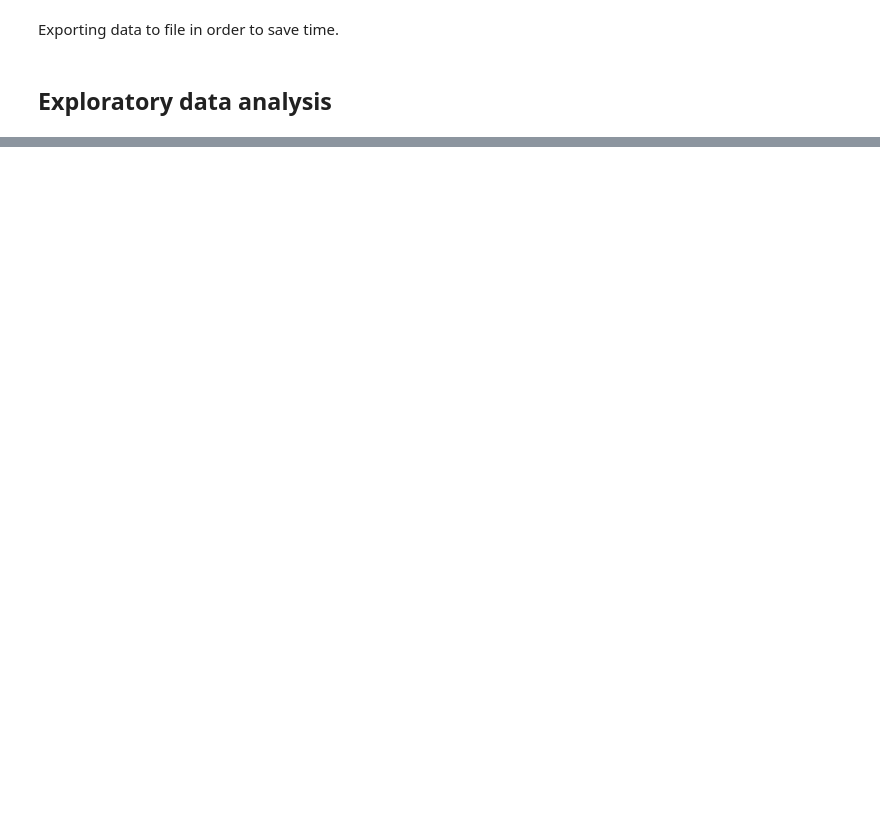
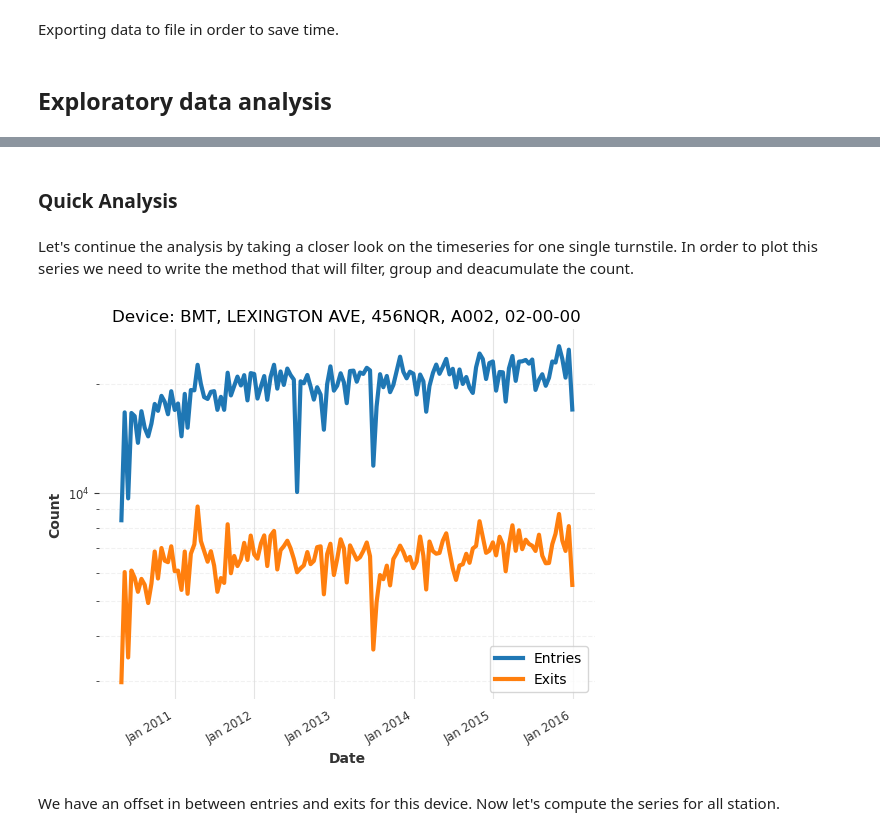
Before and after one commit to alvarodiegomaia/nyc-metro-challenge, a Jupyter notebook: main.ipynb, the cells around one changed output, grey strips where cells are left out. Drawn from its saved outputs; the diff is of its cells as text; code cells hidden in the pictures; blank space fills up the shorter version.

```diff
--- a/main.ipynb
+++ b/main.ipynb
@@ -688,11 +557,0 @@ plt.show()
-# %%
-group = group_data(df_concat, 'Y', 'IND', 'JFK HOWARD BCH', 'R535', 'A', 'JFK02', '01-00-02')
-
-#months_interval = [datetime(2010, month, 1) for month in range(1, 13, 2)]
-#plt.rc('date.autoformatter', day='%b %Y')
-
-plt.scatter(x=group.time, y=group.entries_inst, color='tab:blue', label='Entries')
-plt.scatter(x=group.time, y=group.exits_inst, color='tab:orange', label='Exits')
-plt.legend()
-#plt.xticks(months_interval)
-plt.show()
@@ -701,8 +557,0 @@ plt.show()
-# %%
-group = group_data(df_12, 'd', 'IND', 'JFK HOWARD BCH', 'R535', 'A', 'JFK02', '01-00-02')
-
-plt.scatter(x=group.time, y=group.entries_inst, color='tab:blue', label='Entries')
-plt.scatter(x=group.time, y=group.exits_inst, color='tab:orange', label='Exits')
-plt.legend()
-#plt.xticks(months_interval)
-plt.show()
@@ -710,0 +598,4 @@ plt.show()
+# %% [markdown]
+### Quick Analysis
+# %% [markdown]
+Let's continue the analysis by taking a closer look on the timeseries for one single turnstile. In order to plot this series we need to write the method that will filter, group and deacumulate the count.
@@ -710,0 +642,27 @@ plt.show()
+# %%
+group_time = generate_group_time_by_device(df, 'SM', 'BMT', 'LEXINGTON AVE', 'R051', '456NQR', 'A002', '02-00-00')
+
+fig, ax = plt.subplots()
+ax.plot(group_time.time, group_time.entries_inst, lw=3, color='tab:blue', label='Entries')
+ax.plot(group_time.time, group_time.exits_inst, lw=3, color='tab:orange', label='Exits')
+
+# Set up grid, legend, and limits
+ax.grid('both')
+ax.grid(which='major', alpha=0.8, linestyle= '-')
+ax.grid(which='minor', alpha=0.4, linestyle= '--')
+ax.set_xlabel('Date')
+ax.set_ylabel('Count')
+ax.set_yscale('log')
+ax.set_title('Device: BMT, LEXINGTON AVE, 456NQR, A002, 02-00-00')
+ax.legend(frameon=True)
+
+formatter1 = EngFormatter(places=1)
+#ax.yaxis.set_major_formatter(formatter1)
+
+ax.xaxis.set_major_formatter(mdates.DateFormatter('%b %Y'))
+for label in ax.get_xticklabels(which='major'):
+    label.set(rotation=30, horizontalalignment='right')
+# %% [output]
+[figure, added]
+# %% [markdown]
+We have an offset in between entries and exits for this device. Now let's compute the series for all station.
```
Also changed, not shown: parts of 111 cells of this notebook, 1 other file.
